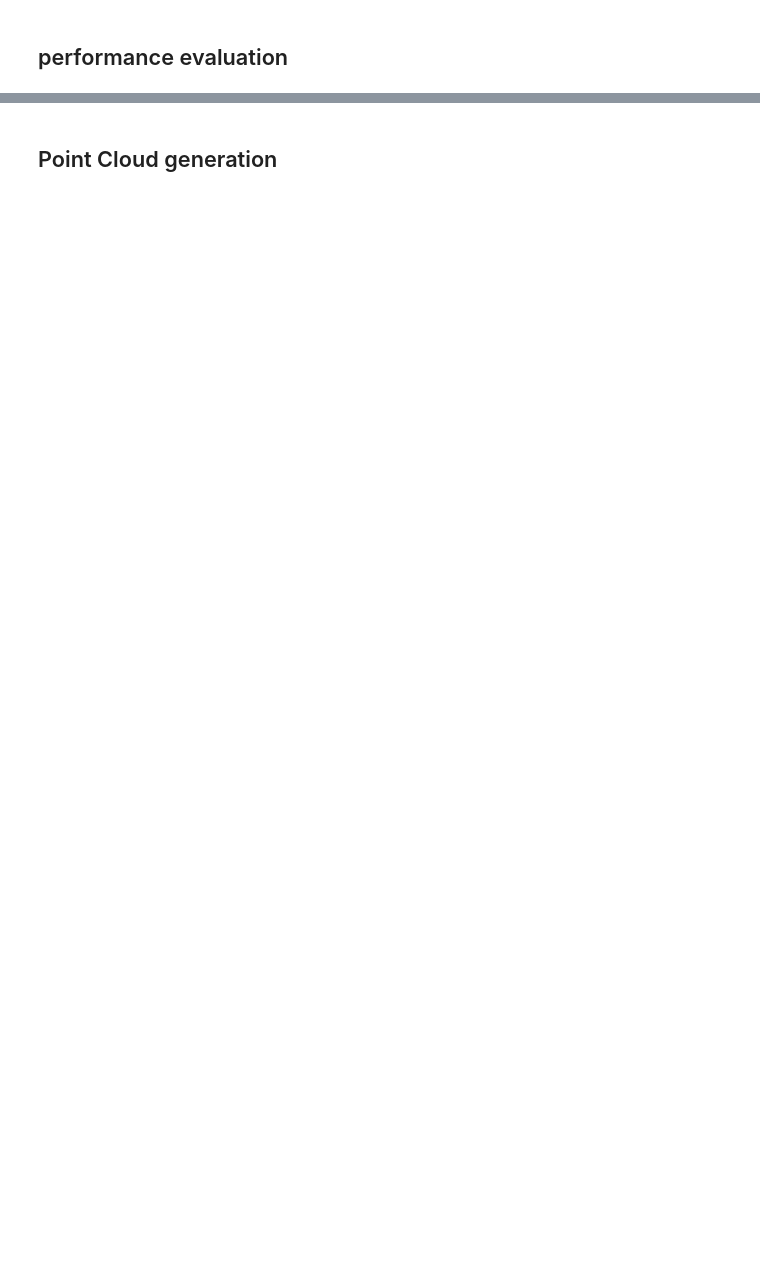
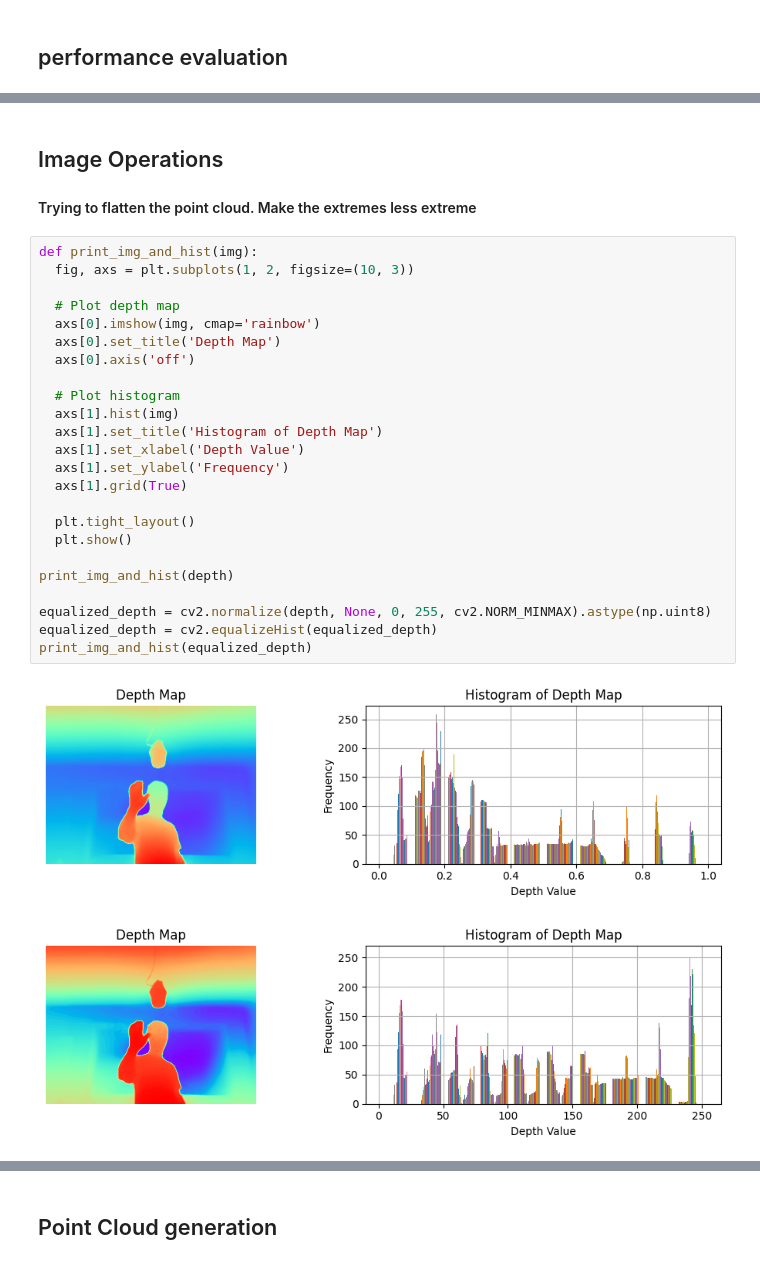
Before and after one commit to aalolexx/awt-pj-ws2425-3d-realtime-reconstruction, a Jupyter notebook: notebooks/PCTester.ipynb, the cells around one changed output, grey strips where cells are left out. Saved outputs shown, nothing was run; the diff lists cells and outputs as text; blank space fills up the shorter version.

Commit message:
continiued on segmentation and depth map

```diff
--- a/notebooks/PCTester.ipynb
+++ b/notebooks/PCTester.ipynb
@@ -107,0 +108,30 @@ plt.show()
+# %% [markdown]
+## Image Operations
+#### Trying to flatten the point cloud. Make the extremes less extreme
+# %%
+def print_img_and_hist(img):
+  fig, axs = plt.subplots(1, 2, figsize=(10, 3))
+
+  # Plot depth map
+  axs[0].imshow(img, cmap='rainbow')
+  axs[0].set_title('Depth Map')
+  axs[0].axis('off')
+
+  # Plot histogram
+  axs[1].hist(img)
+  axs[1].set_title('Histogram of Depth Map')
+  axs[1].set_xlabel('Depth Value')
+  axs[1].set_ylabel('Frequency')
+  axs[1].grid(True)
+
+  plt.tight_layout()
+  plt.show()
+
+print_img_and_hist(depth)
+
+equalized_depth = cv2.normalize(depth, None, 0, 255, cv2.NORM_MINMAX).astype(np.uint8)
+equalized_depth = cv2.equalizeHist(equalized_depth)
+print_img_and_hist(equalized_depth)
+# %% [output]
+[figure, added]
+[figure, added]
```
Also changed, not shown: parts of 9 cells of this notebook, 1 other file.
